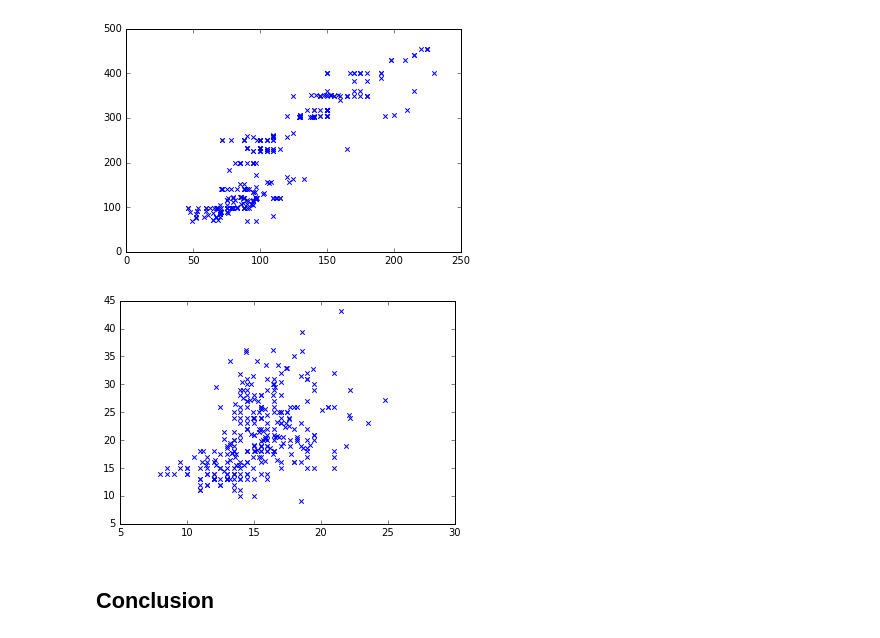
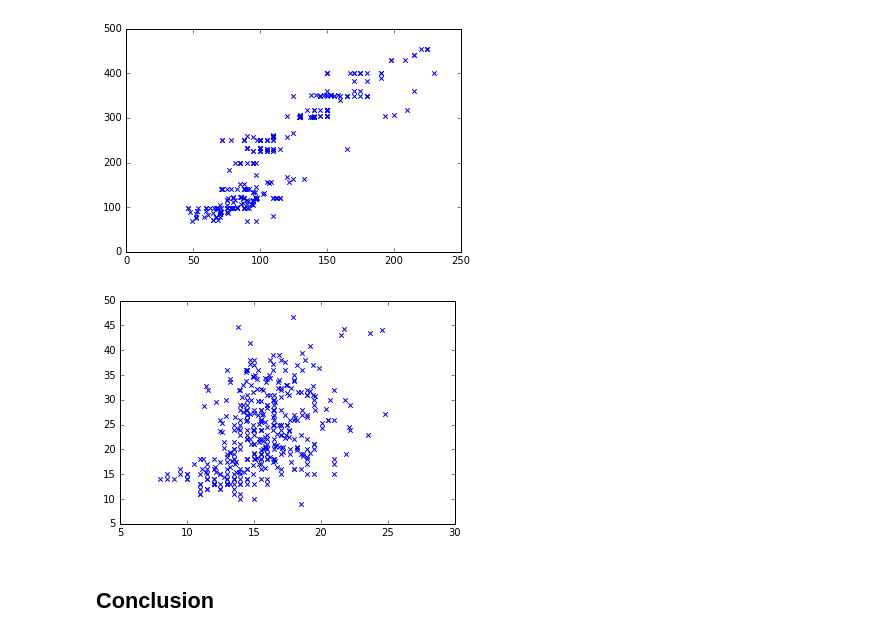
Before and after one commit to vigneshhari/Machine-Learning-Practice, a Jupyter notebook: Car MPG Prediction Data.ipynb, the cells around one changed output. Saved outputs shown, nothing was run; the diff lists cells and outputs as text; code cells hidden in the pictures.

```diff
--- a/Car MPG Prediction Data.ipynb
+++ b/Car MPG Prediction Data.ipynb
@@ -150,17 +150,17 @@ plt.show()
 # %%
 # Plot of Acceleration vs Miles Per Gallon
 
-Acceleration = dataset_x[: , 5][:300]
-Efficiency = dataset_x[: , 0][:300]
+Acceleration = dataset_x[: , 5]
+Efficiency = dataset_x[: , 0]
 fig = plt.figure()
 ax = fig.add_subplot(111)
 #ax.plot(x, y, color='lightblue', linewidth=3)
 ax.scatter(Acceleration , Efficiency,color='b',marker='x')
 plt.show()
 
 # Not A Valid RelationShip Directly
 # %% [output]
-[figure, old version]
+[figure, new version]
 # %% [markdown]
 Conclusion
 ----
```
Also changed, not shown: parts of 9 cells of this notebook, 8 other files.
